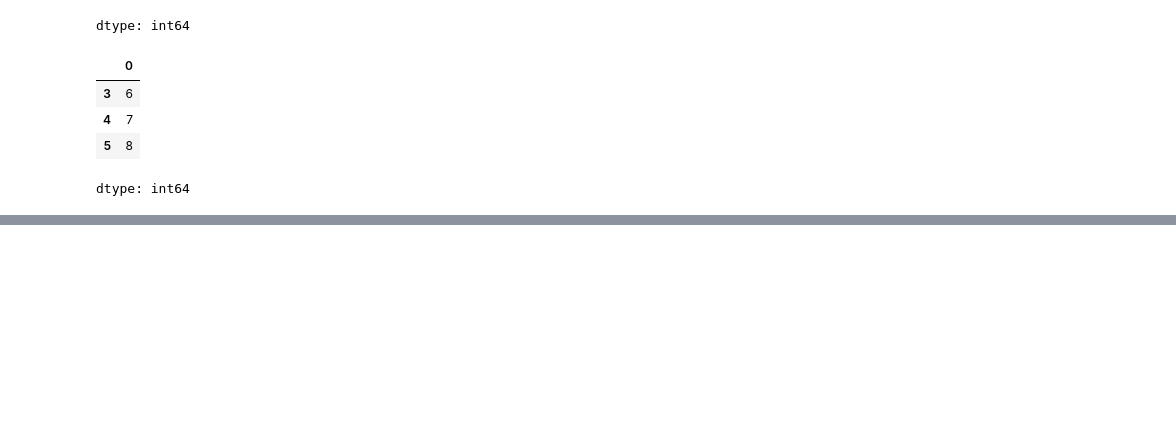
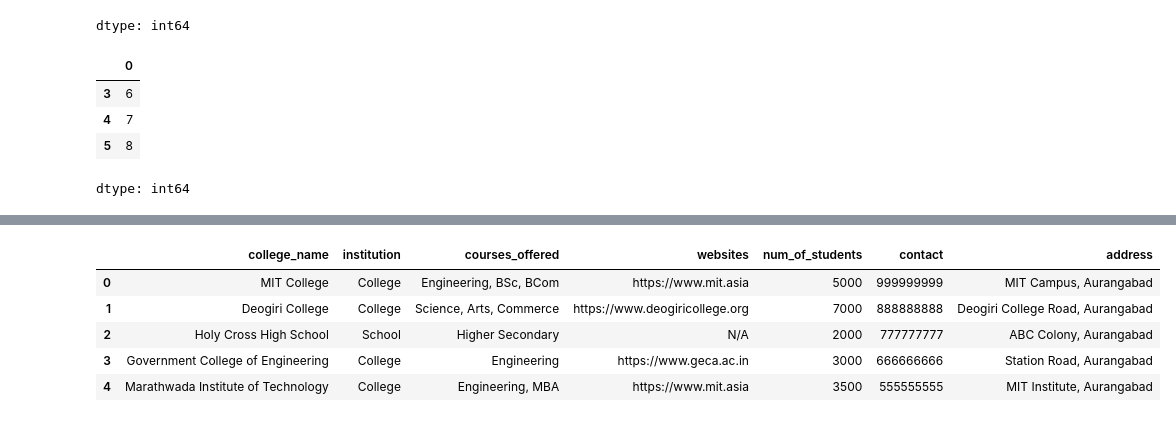
Before and after one commit to gurudattamanpreet/Practice, a Jupyter notebook: Shiv_Concept_Class.ipynb, the cells around one changed output, grey strips where cells are left out. Saved outputs shown, nothing was run; the diff lists cells and outputs as text; code cells hidden in the pictures; blank space fills up the shorter version.

```diff
--- a/Shiv_Concept_Class.ipynb
+++ b/Shiv_Concept_Class.ipynb
@@ -624,0 +670,9 @@ dtype: int64
+# %%
+df.head()
+# %% [output]
+|  | college_name | institution | courses_offered | websites | num_of_students | contact | address |
+| 0 | MIT College | College | Engineering, BSc, BCom | https://www.mit.asia | 5000 | 999999999 | MIT Campus, Aurangabad |
+| 1 | Deogiri College | College | Science, Arts, Commerce | https://www.deogiricollege.org | 7000 | 888888888 | Deogiri College Road, Aurangabad |
+| 2 | Holy Cross High School | School | Higher Secondary | N/A | 2000 | 777777777 | ABC Colony, Aurangabad |
+| 3 | Government College of Engineering | College | Engineering | https://www.geca.ac.in | 3000 | 666666666 | Station Road, Aurangabad |
+| 4 | Marathwada Institute of Technology | College | Engineering, MBA | https://www.mit.asia | 3500 | 555555555 | MIT Institute, Aurangabad |
```
Also changed, not shown: parts of 4 cells of this notebook.
